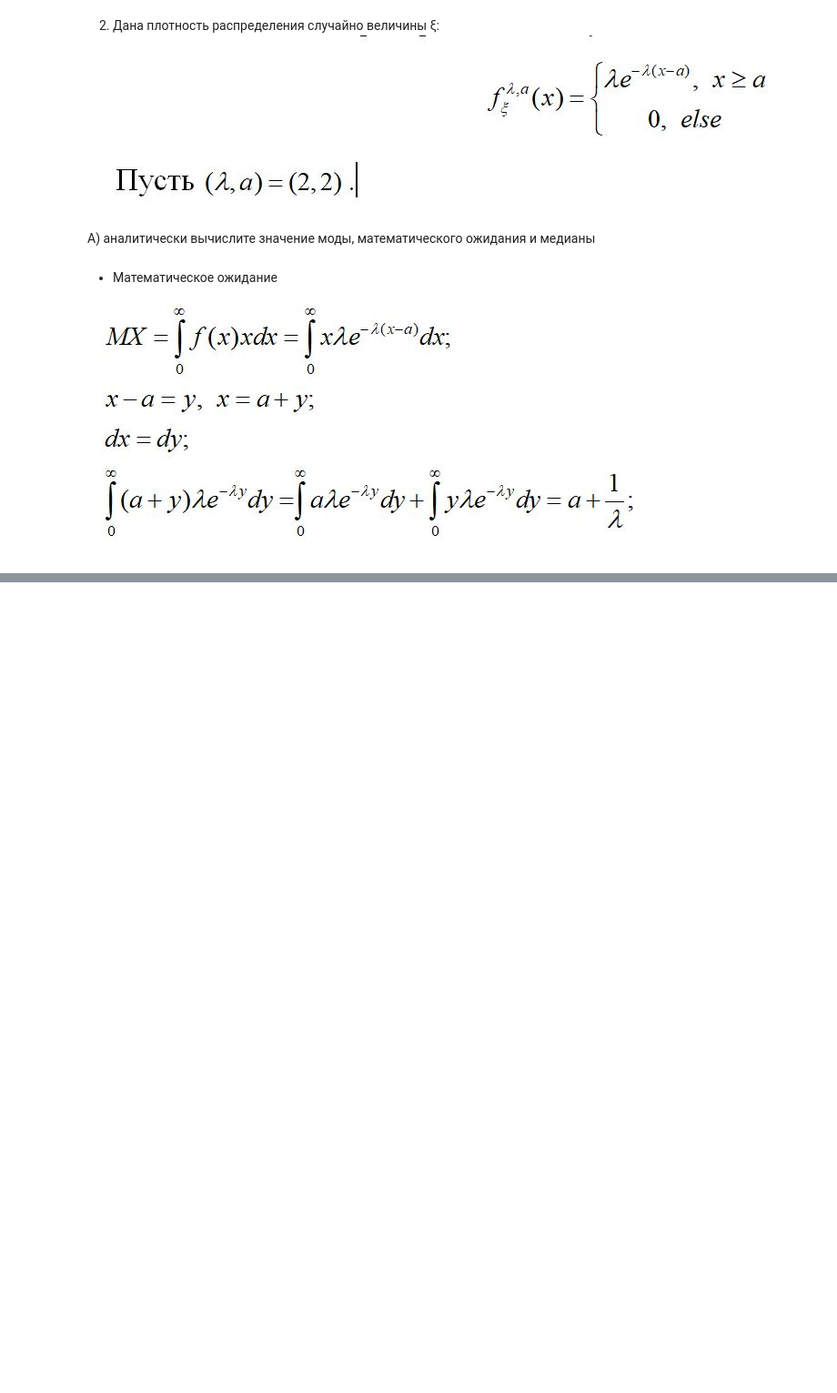
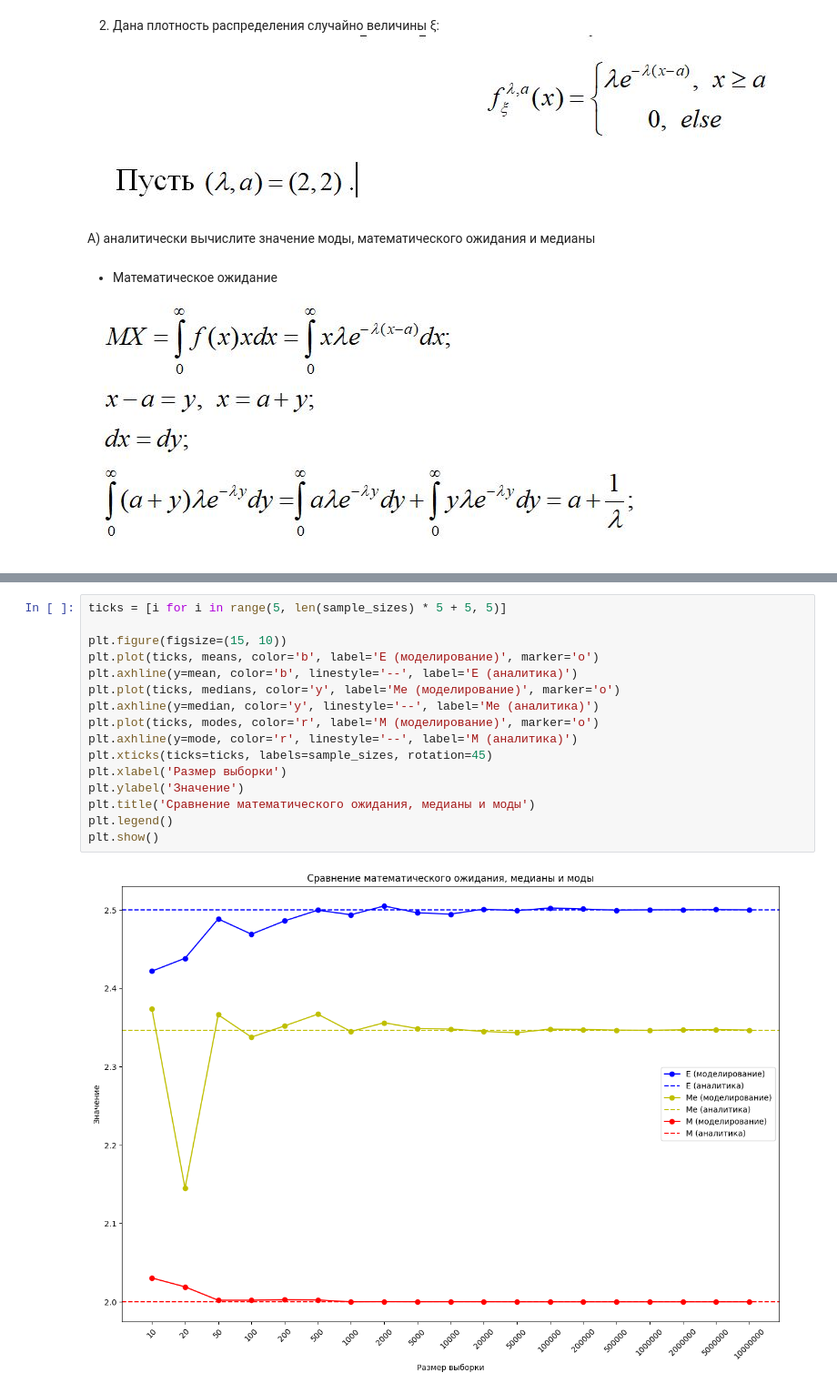
Before and after one commit to 0z0nize/colab, a Jupyter notebook: 02_ML_statistic.ipynb, the cells around one changed output, grey strips where cells are left out. Shown at 91% size. Saved outputs shown, nothing was run; the diff lists cells and outputs as text; blank space fills up the shorter version.

```diff
--- a/02_ML_statistic.ipynb
+++ b/02_ML_statistic.ipynb
@@ -43,0 +266,18 @@
+# %%
+ticks = [i for i in range(5, len(sample_sizes) * 5 + 5, 5)]
+
+plt.figure(figsize=(15, 10))
+plt.plot(ticks, means, color='b', label='E (моделирование)', marker='o')
+plt.axhline(y=mean, color='b', linestyle='--', label='E (аналитика)')
+plt.plot(ticks, medians, color='y', label='Me (моделирование)', marker='o')
+plt.axhline(y=median, color='y', linestyle='--', label='Me (аналитика)')
+plt.plot(ticks, modes, color='r', label='M (моделирование)', marker='o')
+plt.axhline(y=mode, color='r', linestyle='--', label='M (аналитика)')
+plt.xticks(ticks=ticks, labels=sample_sizes, rotation=45)
+plt.xlabel('Размер выборки')
+plt.ylabel('Значение')
+plt.title('Сравнение математического ожидания, медианы и моды')
+plt.legend()
+plt.show()
+# %% [output]
+[figure, added]
```
Also changed, not shown: parts of 15 cells of this notebook.
